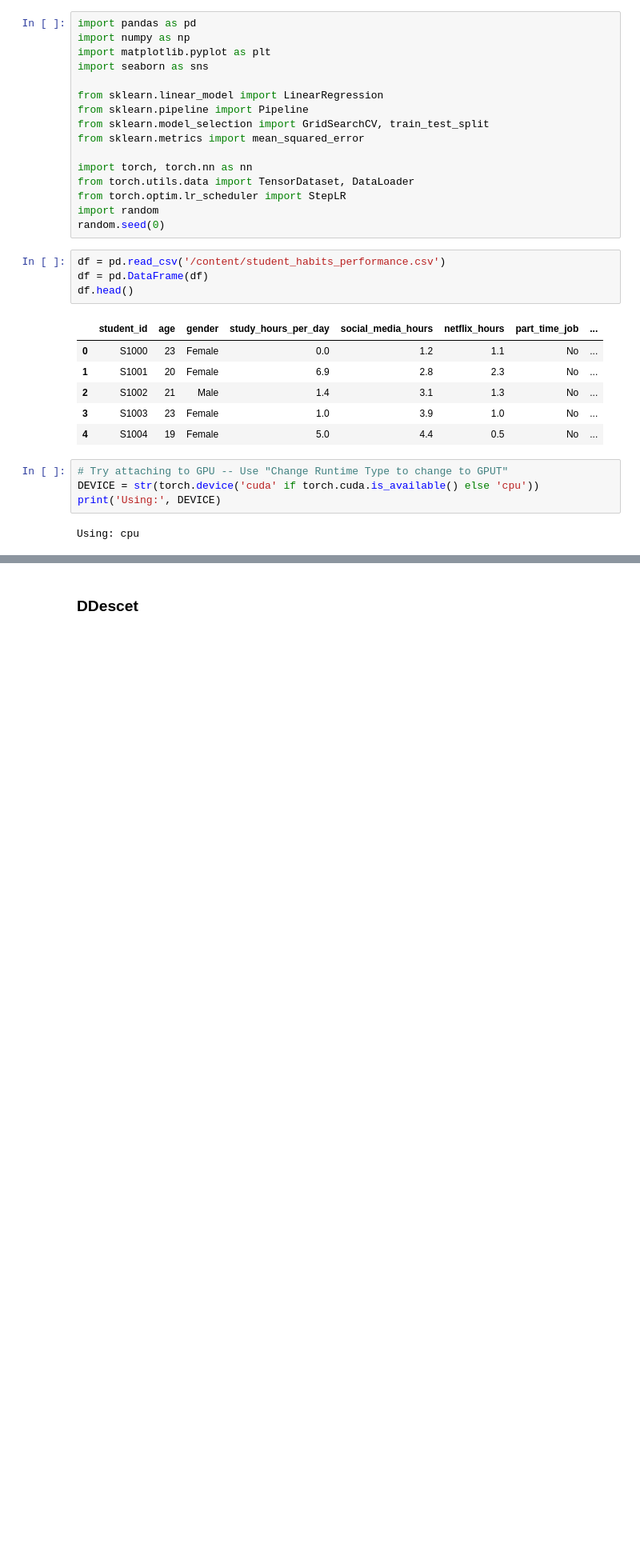
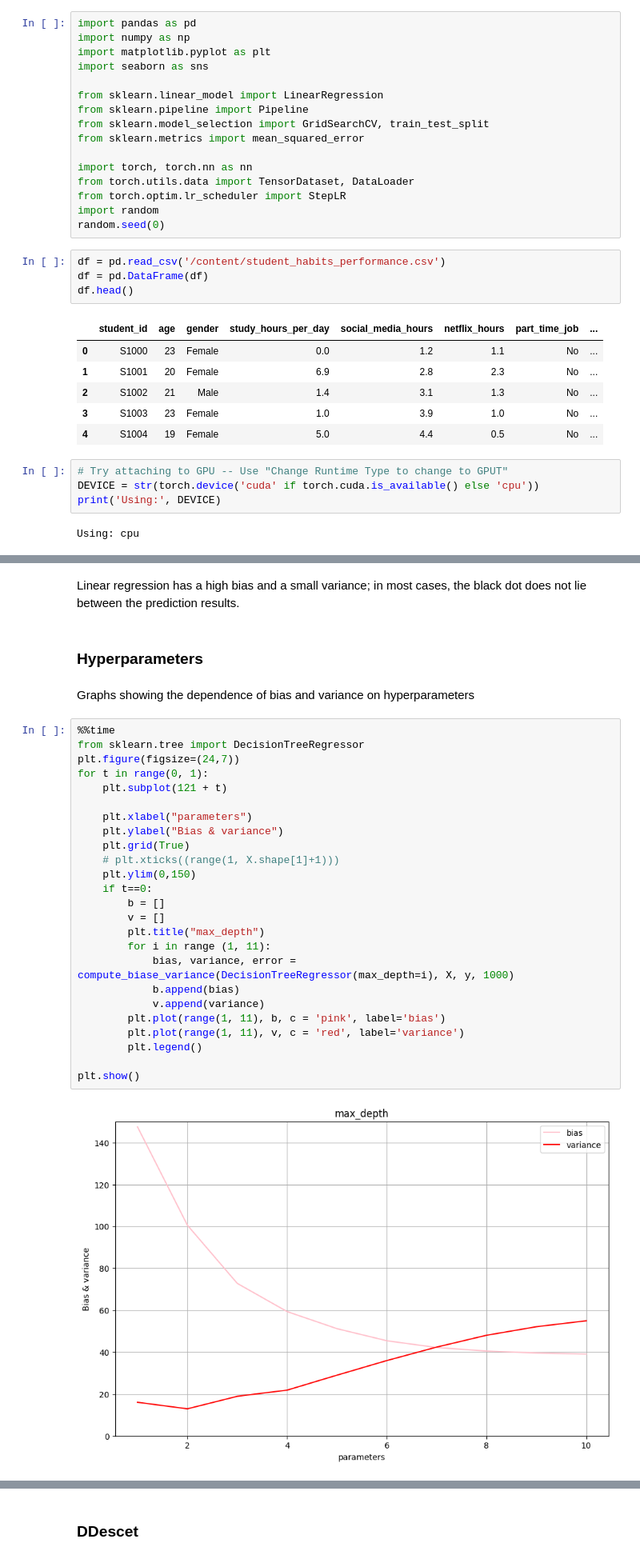
Before and after one commit to juli-ter/UDL, a Jupyter notebook: Demo_MAY.ipynb, the cells around one changed output, grey strips where cells are left out. Shown: that part at 80% size. Cells and saved outputs as stored; diff of their text form; blank space fills up the shorter version.

```diff
--- a/Demo_MAY.ipynb
+++ b/Demo_MAY.ipynb
@@ -261,0 +457,33 @@ Using: cpu
+# %% [markdown]
+Linear regression has a high bias and a small variance; in most cases, the black dot does not lie between the prediction results.
+# %% [markdown]
+### Hyperparameters
+# %% [markdown]
+Graphs showing the dependence of bias and variance on hyperparameters
+# %%
+%%time
+from sklearn.tree import DecisionTreeRegressor
+plt.figure(figsize=(24,7))
+for t in range(0, 1):
+    plt.subplot(121 + t)
+
+    plt.xlabel("parameters")
+    plt.ylabel("Bias & variance")
+    plt.grid(True)
+    # plt.xticks((range(1, X.shape[1]+1)))
+    plt.ylim(0,150)
+    if t==0:
+        b = []
+        v = []
+        plt.title("max_depth")
+        for i in range (1, 11):
+            bias, variance, error = compute_biase_variance(DecisionTreeRegressor(max_depth=i), X, y, 1000)
+            b.append(bias)
+            v.append(variance)
+        plt.plot(range(1, 11), b, c = 'pink', label='bias')
+        plt.plot(range(1, 11), v, c = 'red', label='variance')
+        plt.legend()
+
+plt.show()
+# %% [output]
+[figure, added]
```
Also changed, not shown: parts of 25 cells of this notebook.
